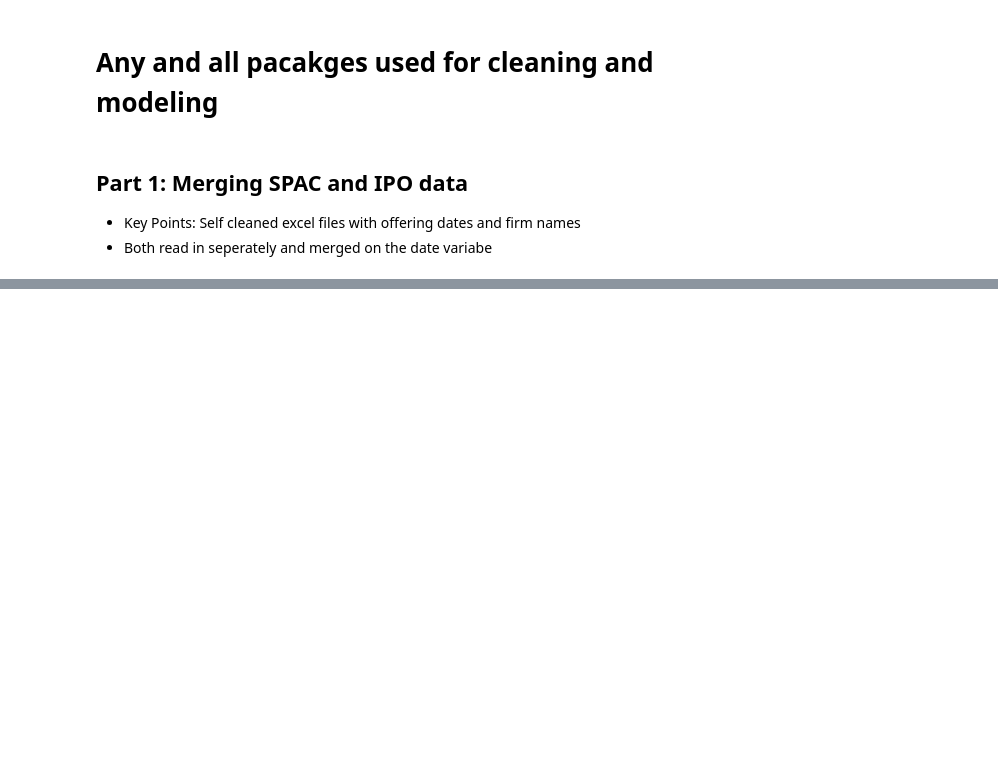
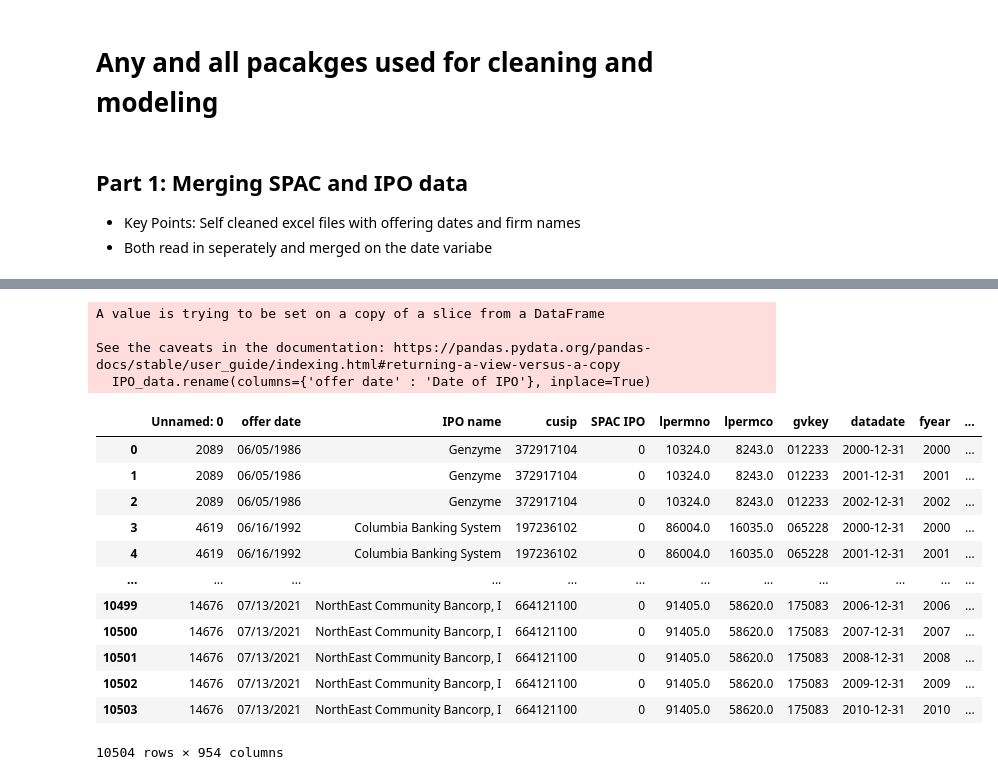
Before and after one commit to ZiggyFloydLee/FIN337-FinalProject-Team12, a Jupyter notebook: EDA_and_Model.ipynb, the cells around one changed output, grey strips where cells are left out. Cells and saved outputs as stored; diff of their text form; code cells hidden in the pictures; blank space fills up the shorter version.

Commit message:
Fully merged SPAC and IPO Data

```diff
--- a/EDA_and_Model.ipynb
+++ b/EDA_and_Model.ipynb
@@ -37,4 +109,9 @@ merged_IPOnSPAC.to_csv('inputs/MergedIPO&SPAC.csv')
 
 # IPO_data.to_csv("inputs/IPO_data.csv")
 # %%
-IPO_data.rename(columns={'offer date' : 'Date of IPO'}, inplace=True)
+# IPO_data.rename(columns={'offer date' : 'Date of IPO'}, inplace=True)
+# %% [output]
+A value is trying to be set on a copy of a slice from a DataFrame
+
+See the caveats in the documentation: https://pandas.pydata.org/pandas-docs/stable/user_guide/indexing.html#returning-a-view-versus-a-copy
+  IPO_data.rename(columns={'offer date' : 'Date of IPO'}, inplace=True)
@@ -55,7 +127,22 @@ if not os.path.exists(ccm_youngfirms):
 
 ccm_data = data = pd.read_stata(ccm_youngfirms)
 # %%
-ipo_data = pd.read_csv("inputs/IPO-age(9).csv")
 
-merged_dates_df.rename(columns={'CUSIP' : 'cusip'}, inplace=True)
-merge_df_ccm = pd.merge(merged_dates_df, ccm_data, on='cusip', how='inner')
+merged_IPOnSPAC.rename(columns={'CUSIP' : 'cusip'}, inplace=True)
+merge_df_ccm = pd.merge(merged_IPOnSPAC, ccm_data, on='cusip', how='inner')
+
+merge_df_ccm
+# %% [output]
+|  | Unnamed: 0 | offer date | IPO name | cusip | SPAC IPO | lpermno | lpermco | gvkey | datadate | fyear | ... |
+| 0 | 2089 | 06/05/1986 | Genzyme | 372917104 | 0 | 10324.0 | 8243.0 | 012233 | 2000-12-31 | 2000 | ... |
+| 1 | 2089 | 06/05/1986 | Genzyme | 372917104 | 0 | 10324.0 | 8243.0 | 012233 | 2001-12-31 | 2001 | ... |
+| 2 | 2089 | 06/05/1986 | Genzyme | 372917104 | 0 | 10324.0 | 8243.0 | 012233 | 2002-12-31 | 2002 | ... |
+| 3 | 4619 | 06/16/1992 | Columbia Banking System | 197236102 | 0 | 86004.0 | 16035.0 | 065228 | 2000-12-31 | 2000 | ... |
+| 4 | 4619 | 06/16/1992 | Columbia Banking System | 197236102 | 0 | 86004.0 | 16035.0 | 065228 | 2001-12-31 | 2001 | ... |
+| ... | ... | ... | ... | ... | ... | ... | ... | ... | ... | ... | ... |
+| 10499 | 14676 | 07/13/2021 | NorthEast Community Bancorp, I | 664121100 | 0 | 91405.0 | 58620.0 | 175083 | 2006-12-31 | 2006 | ... |
+| 10500 | 14676 | 07/13/2021 | NorthEast Community Bancorp, I | 664121100 | 0 | 91405.0 | 58620.0 | 175083 | 2007-12-31 | 2007 | ... |
+| 10501 | 14676 | 07/13/2021 | NorthEast Community Bancorp, I | 664121100 | 0 | 91405.0 | 58620.0 | 175083 | 2008-12-31 | 2008 | ... |
+| 10502 | 14676 | 07/13/2021 | NorthEast Community Bancorp, I | 664121100 | 0 | 91405.0 | 58620.0 | 175083 | 2009-12-31 | 2009 | ... |
+| 10503 | 14676 | 07/13/2021 | NorthEast Community Bancorp, I | 664121100 | 0 | 91405.0 | 58620.0 | 175083 | 2010-12-31 | 2010 | ... |
+10504 rows × 954 columns
```
Also changed, not shown: parts of 6 cells of this notebook.
